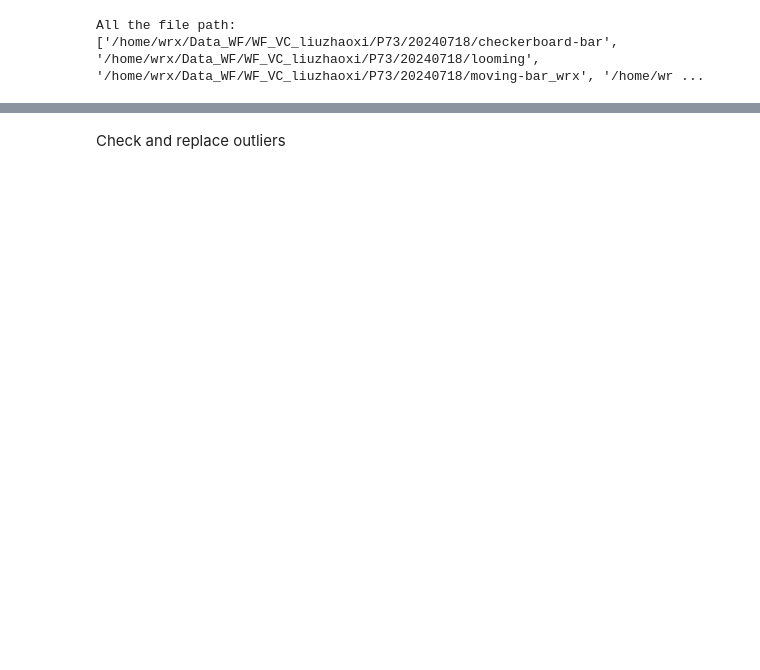
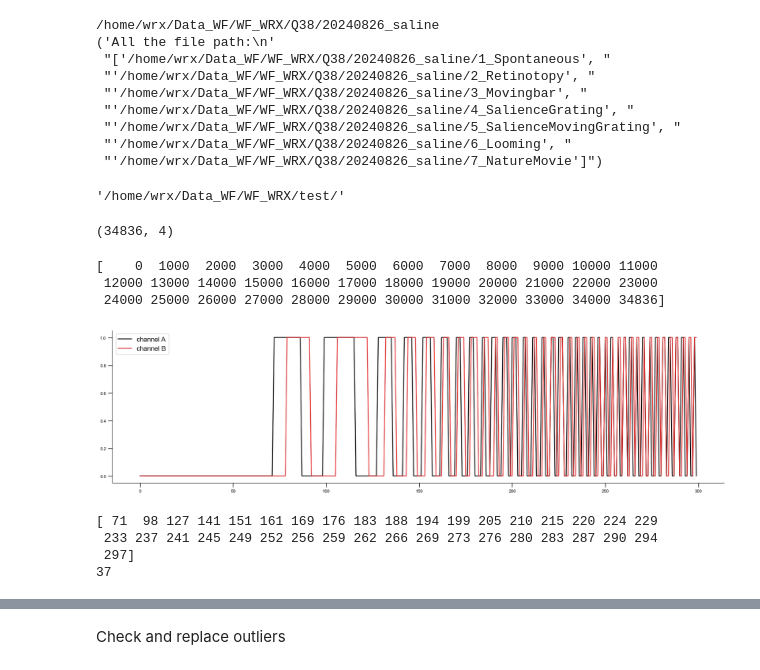
Before and after one commit to Zhaoxi-Liu/widefield_imaging_analysis, a Jupyter notebook: wf_analysis_WRX.ipynb, the cells around one changed output, grey strips where cells are left out. Drawn from its saved outputs; the diff is of its cells as text; code cells hidden in the pictures; blank space fills up the shorter version.

```diff
--- a/wf_analysis_WRX.ipynb
+++ b/wf_analysis_WRX.ipynb
@@ -17,10 +19,13 @@ from wf_utils import filename2int, log_progress
 # %%
-### Set the file path
+plot_test = True
+# Set the file path
+root_path = '/home/wrx/Data_WF/WF_WRX/'
+mice_id = 'Q38'
+treat = '20240826_saline'
+# treat = ''
+path_0 = pjoin(root_path, mice_id, treat)
+print(path_0)
 
-# path_0: including one-day recording files
-# path_1: including every stimuli
-# path_0 = r"/home/lzx/data/WF_VC_liuzhaoxi/P76/20240718"
-path_0 = r"/home/wrx/Data_WF/WF_VC_liuzhaoxi/P73/20240718"
 path_1_ = os.listdir(path_0)
 # 筛选出文件夹
 path_1 = [folder for folder in path_1_ if os.path.isdir(pjoin(path_0, folder))]
@@ -28,7 +33,32 @@ path_all = []
 for path in path_1:
     path_all.append(pjoin(path_0, path))
 
-print('All the file path:\n'+str(path_all))
+pprint('All the file path:\n'+str(path_all))
 # %% [output]
-All the file path:
-['/home/wrx/Data_WF/WF_VC_liuzhaoxi/P73/20240718/checkerboard-bar', '/home/wrx/Data_WF/WF_VC_liuzhaoxi/P73/20240718/looming', '/home/wrx/Data_WF/WF_VC_liuzhaoxi/P73/20240718/moving-bar_wrx', '/home/wr ...
+/home/wrx/Data_WF/WF_WRX/Q38/20240826_saline
+('All the file path:\n'
+ "['/home/wrx/Data_WF/WF_WRX/Q38/20240826_saline/1_Spontaneous', "
+ "'/home/wrx/Data_WF/WF_WRX/Q38/20240826_saline/2_Retinotopy', "
+ "'/home/wrx/Data_WF/WF_WRX/Q38/20240826_saline/3_Movingbar', "
+ "'/home/wrx/Data_WF/WF_WRX/Q38/20240826_saline/4_SalienceGrating', "
+ "'/home/wrx/Data_WF/WF_WRX/Q38/20240826_saline/5_SalienceMovingGrating', "
+ "'/home/wrx/Data_WF/WF_WRX/Q38/20240826_saline/6_Looming', "
+ "'/home/wrx/Data_WF/WF_WRX/Q38/20240826_saline/7_NatureMovie']")
+# %%
+path_0
+# %% [output]
+'/home/wrx/Data_WF/WF_WRX/test/'
+# %%
+csv_path = '/home/wrx/Data_WF/WF_WRX/test/20240827-154837.csv'
+df = pd.read_csv(csv_path, header=None).values
+print(df.shape)
+# %% [output]
+(34836, 4)
+# %%
+split_index = np.arange(0, df.shape[0], 1000)
+split_index = np.append(split_index, df.shape[0])
+print(split_index)
+# %% [output]
+[    0  1000  2000  3000  4000  5000  6000  7000  8000  9000 10000 11000
+ 12000 13000 14000 15000 16000 17000 18000 19000 20000 21000 22000 23000
+ 24000 25000 26000 27000 28000 29000 30000 31000 32000 33000 34000 34836]
@@ -34,0 +67,32 @@ All the file path:
+# %%
+start = 4700
+end = 5000
+fig, ax = plt.subplots(figsize=(20, 5))
+wave_A = df[start:end, 1]
+wave_B = df[start:end, 2]
+plt.plot(wave_A, label='channel A')
+plt.plot(wave_B, label='channel B')
+plt.legend()
+plt.show()
+# %% [output]
+[figure, added]
+# %%
+# calculate the speed of a motor encoder based on wave_A and wave_B channels
+# When the codewheel rotates in the clockwise direction (as viewed from the
+# encoder end of the motor), channel A will lead channel B. If the codewheel
+# rotates in the counterclockwise direction, channel B will lead channel A.
+
+raise_A = np.where(np.diff(wave_A) == 1)[0]
+print(raise_A)
+count = 0
+for i in range(len(raise_A)):
+    if wave_B[raise_A[i]] == 0:
+        count +=1
+    else:
+        count -=1
+print(count)
+# %% [output]
+[ 71  98 127 141 151 161 169 176 183 188 194 199 205 210 215 220 224 229
+ 233 237 241 245 249 252 256 259 262 266 269 273 276 280 283 287 290 294
+ 297]
+37
```
Also changed, not shown: parts of 71 cells of this notebook.
